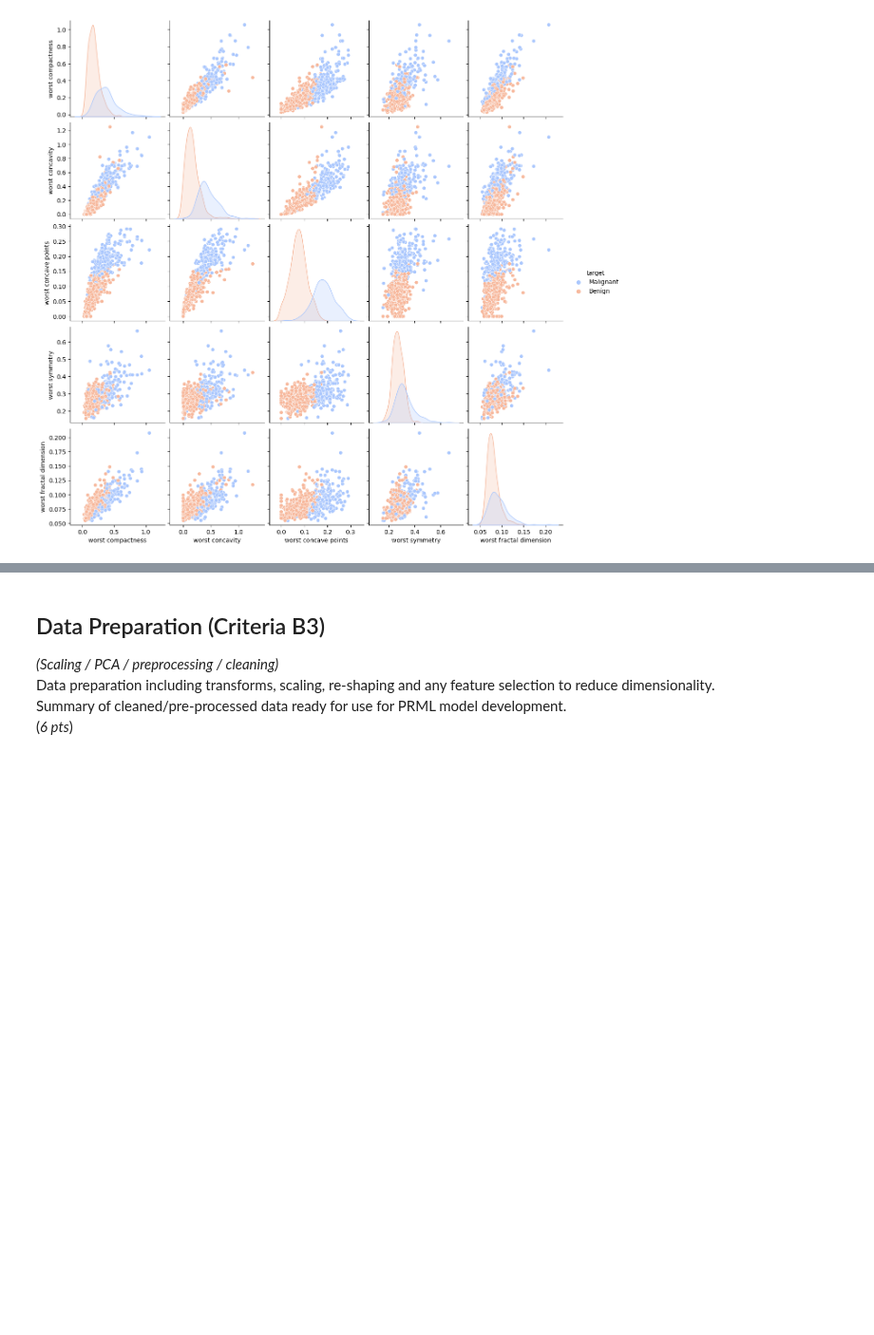
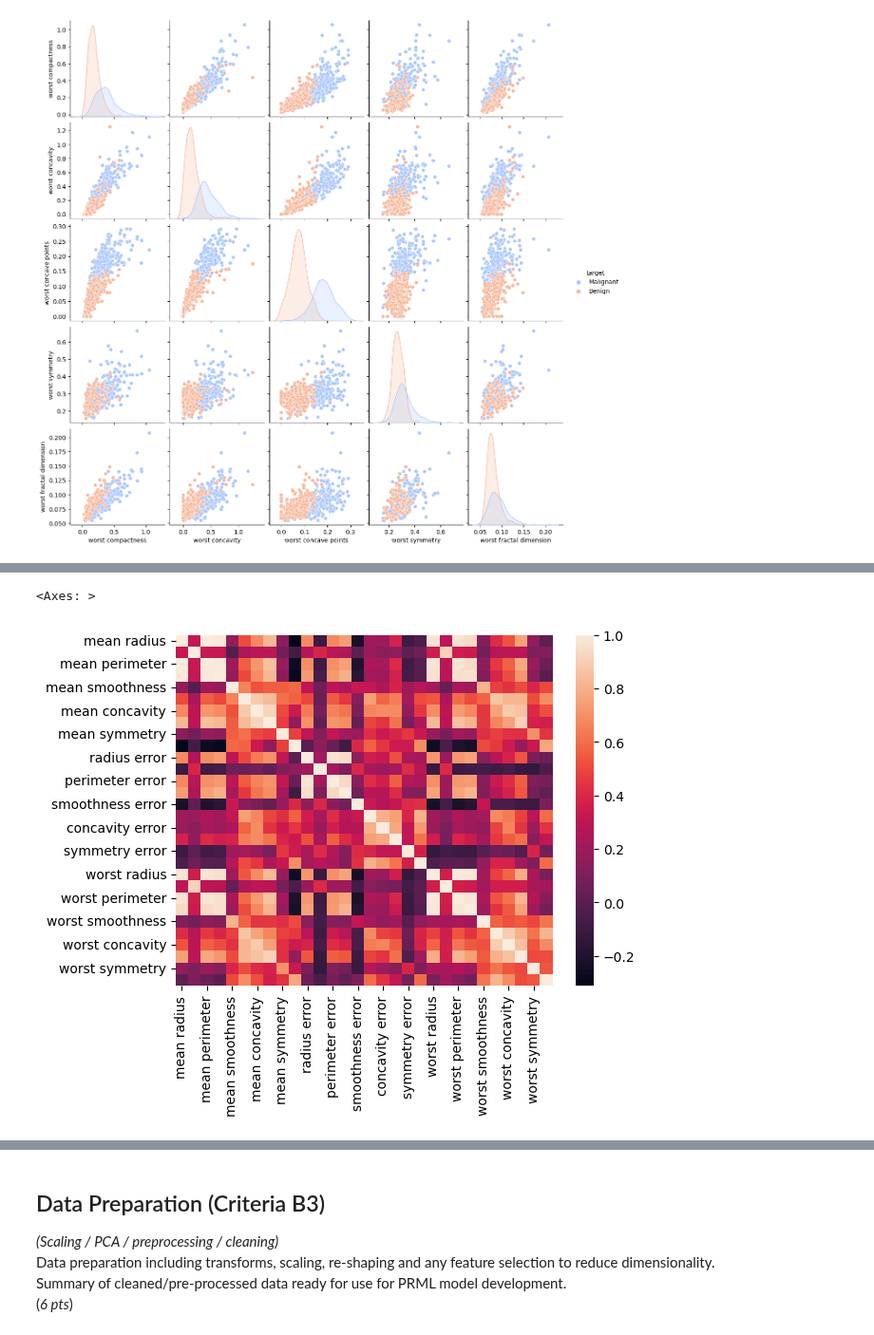
Before and after one commit to 4rtify/RoboticsJourney, a Jupyter notebook: Self_Study/1.PatternReg.ML/Uni.Assignment/Assignment_Part2/Part2.ipynb, the cells around one changed output, grey strips where cells are left out. Shown at 95% size. Cells and saved outputs as stored; diff of their text form; code cells hidden in the pictures; blank space fills up the shorter version.

```diff
--- a/Self_Study/1.PatternReg.ML/Uni.Assignment/Assignment_Part2/Part2.ipynb
+++ b/Self_Study/1.PatternReg.ML/Uni.Assignment/Assignment_Part2/Part2.ipynb
@@ -334,0 +354,6 @@ plt.show()
+# %%
+df = pd.DataFrame(cancer.data, columns=cancer.feature_names)
+sns.heatmap(df.corr())
+# %% [output]
+<Axes: >
+[figure, added]
```
Also changed, not shown: parts of 38 cells of this notebook, 1 other file.
